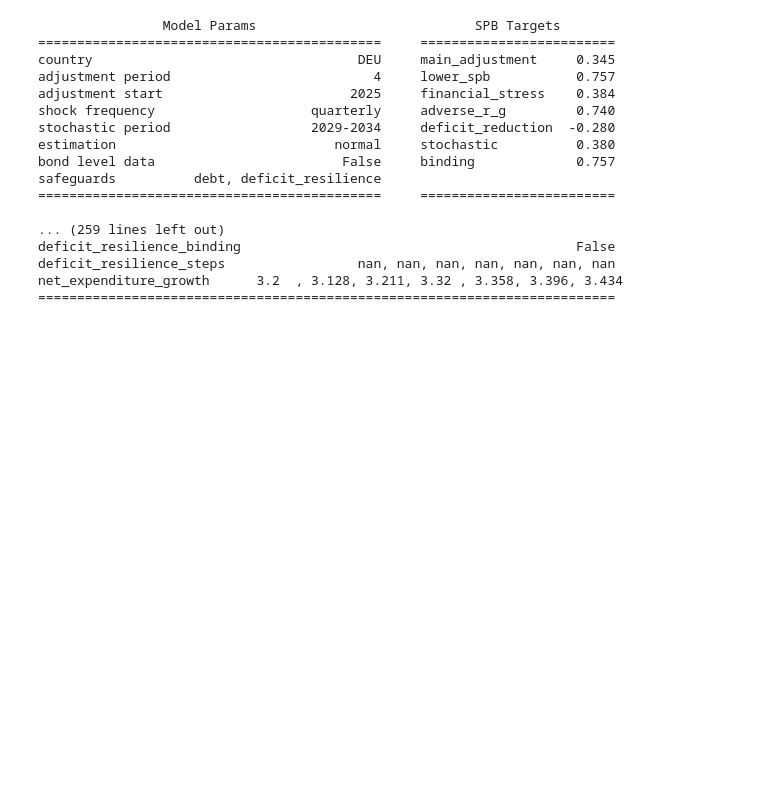
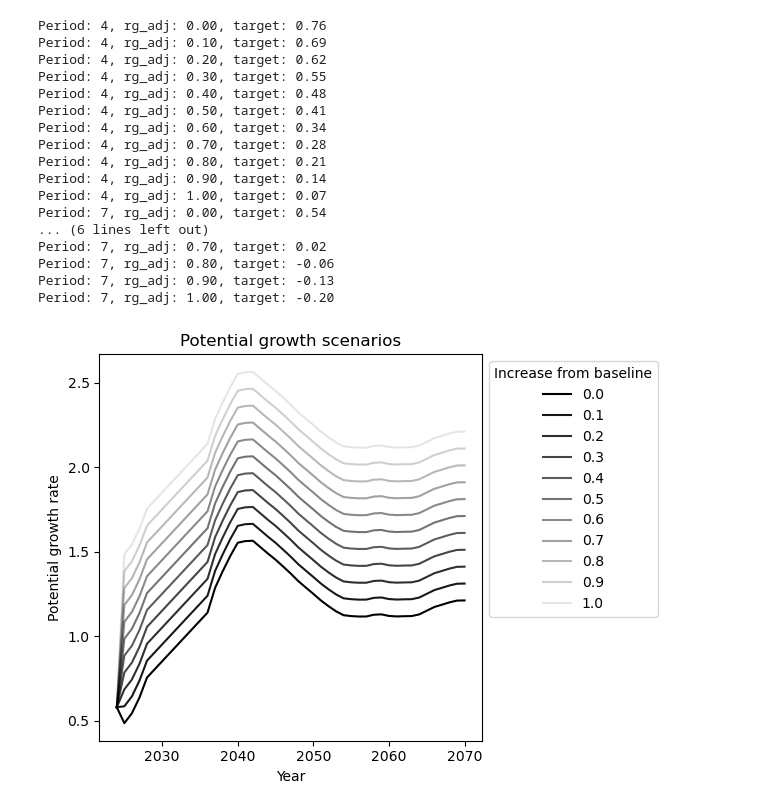
Before and after one commit to lennardwelslau/eu-debt-sustainability-analysis, a Jupyter notebook: code/exercises/potential_growth_effect.ipynb, the cells around one changed output. Drawn from its saved outputs; the diff is of its cells as text; code cells hidden in the pictures; blank space fills up the shorter version.

```diff
--- a/code/exercises/potential_growth_effect.ipynb
+++ b/code/exercises/potential_growth_effect.ipynb
@@ -26,40 +23,57 @@ The autoreload extension is already loaded. To reload it, use:
 # %%
-# initialize results_dict and loop through adjustment periods and rg_adj values
-results_dict = {}
+# initialize target_dict and loop through adjustment periods and rg_adj values
+target_dict = {}
+rg_dict = {}
 for period in [4,7]:
-    results_dict[period] = {}
-    for rg_adj in np.linspace(0,0.5,6):
+    target_dict[period] = {}
+    for rg_adj in np.linspace(0,1,11):
 
         # initialize DSA model for Germany
         model = dsa('DEU', adjustment_period=period)
 
-        # adjust potential GDP growth, re-project GDP to adjust output gap
+        # adjust potential GDP growth
         for t in range(1, model.projection_period):
             model.rg_pot[t] += rg_adj
             model.rgdp_pot[t] = model.rgdp_pot[t - 1] * (1 + model.rg_pot[t] / 100)
         model.rg_pot_bl = model.rg_pot.copy()
         model.rgdp_pot_bl = model.rgdp_pot.copy()
-        model._project_gdp()
+        model._project_gdp() # recalculate GDP and output gap
+        rg_dict[rg_adj] = model.rg_pot.copy()
 
         # calculate adjustment requirements and save results
-        model.find_spb_binding(edp=False)
-        results_dict[period][rg_adj] = model.spb_target_dict
+        model.find_spb_binding(edp=False, print_results=False)
+        target = model.spb_target_dict['binding']
+        target_dict[period][rg_adj] = target
+        print(f'Period: {period}, rg_adj: {rg_adj:.2f}, target: {target:.2f}')
 # %% [output]
-                Model Params                            SPB Targets
-============================================     =========================
-country                                  DEU     main_adjustment     0.345
-adjustment period                          4     lower_spb           0.757
-adjustment start                        2025     financial_stress    0.384
-shock frequency                    quarterly     adverse_r_g         0.740
-stochastic period                  2029-2034     deficit_reduction  -0.280
-estimation                            normal     stochastic          0.380
-bond level data                        False     binding             0.757
-safeguards          debt, deficit_resilience
-============================================     =========================
-
-... (259 lines left out)
-deficit_resilience_binding                                           False
-deficit_resilience_steps                 nan, nan, nan, nan, nan, nan, nan
-net_expenditure_growth      3.2  , 3.128, 3.211, 3.32 , 3.358, 3.396, 3.434
-==========================================================================
+Period: 4, rg_adj: 0.00, target: 0.76
+Period: 4, rg_adj: 0.10, target: 0.69
+Period: 4, rg_adj: 0.20, target: 0.62
+Period: 4, rg_adj: 0.30, target: 0.55
+Period: 4, rg_adj: 0.40, target: 0.48
+Period: 4, rg_adj: 0.50, target: 0.41
+Period: 4, rg_adj: 0.60, target: 0.34
+Period: 4, rg_adj: 0.70, target: 0.28
+Period: 4, rg_adj: 0.80, target: 0.21
+Period: 4, rg_adj: 0.90, target: 0.14
+Period: 4, rg_adj: 1.00, target: 0.07
+Period: 7, rg_adj: 0.00, target: 0.54
+... (6 lines left out)
+Period: 7, rg_adj: 0.70, target: 0.02
+Period: 7, rg_adj: 0.80, target: -0.06
+Period: 7, rg_adj: 0.90, target: -0.13
+Period: 7, rg_adj: 1.00, target: -0.20
+# %%
+# Sort the dictionary items by key
+plt.figure()
+for i, (rg_adj, rg_pot) in enumerate(rg_dict.items()):
+    plt.plot(range(2024, 2071), rg_pot, label=f'{rg_adj:.1f}',
+             alpha=(1 - i * 0.09), color='black')
+plt.title('Potential growth scenarios')
+plt.xlabel('Year')
+plt.ylabel('Potential growth rate')
+plt.legend(loc='upper left', bbox_to_anchor=(1, 1), title='Increase from baseline')
+plt.tight_layout()
+# %% [output]
+[figure, added]
 # %%
```
Also changed, not shown: parts of 5 cells of this notebook.
